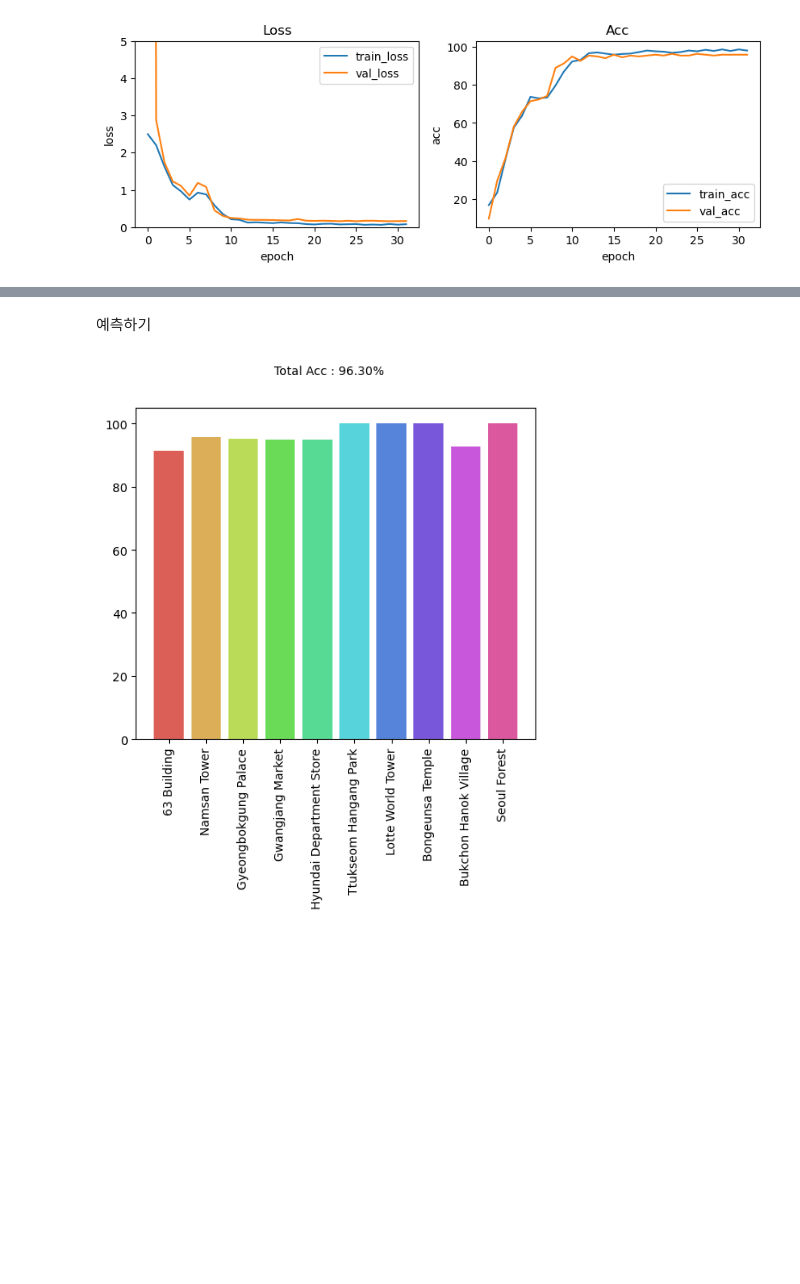
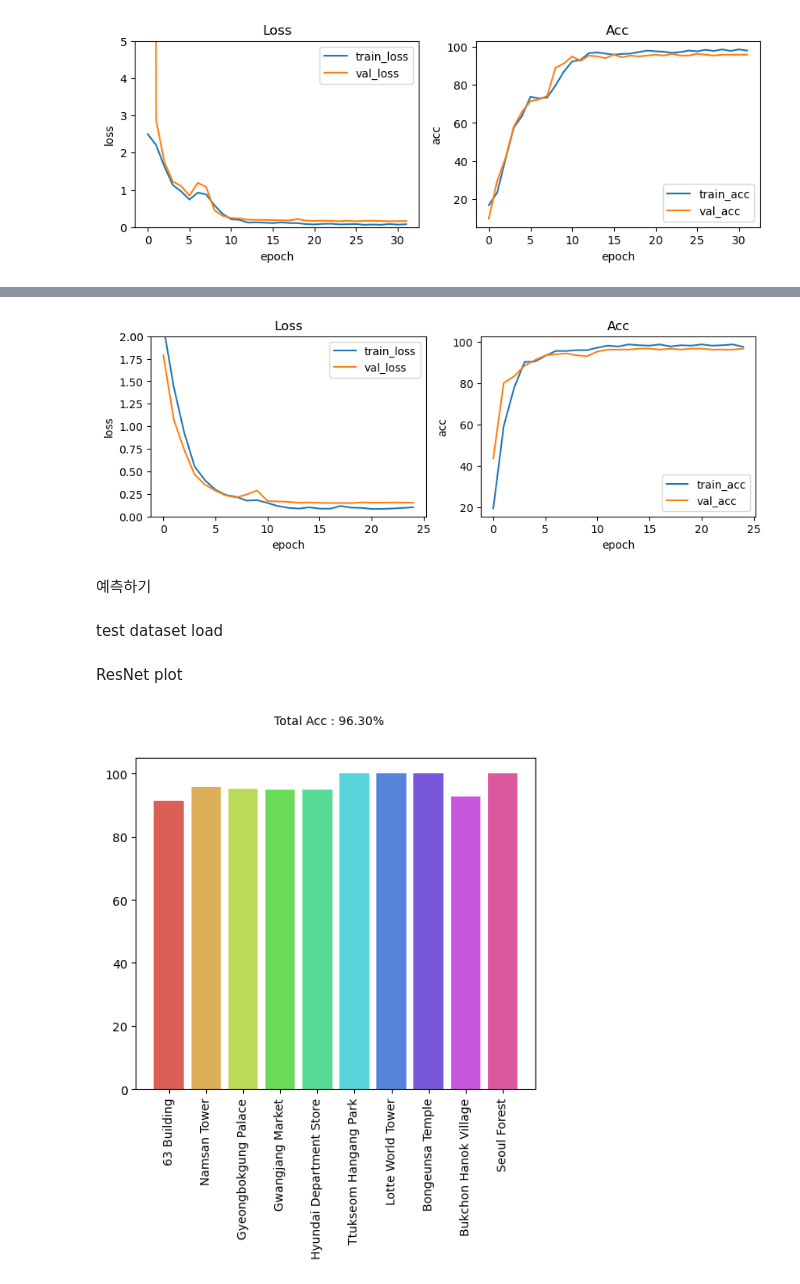
Before and after one commit to yunguks/KNU_AICOSS_bitso, a Jupyter notebook: bitdol_classification.ipynb, the cells around one changed output, grey strips where cells are left out. Cells and saved outputs as stored; diff of their text form; code cells hidden in the pictures; blank space fills up the shorter version.

```diff
--- a/bitdol_classification.ipynb
+++ b/bitdol_classification.ipynb
@@ -554,0 +689,4 @@ Estimated Total Size (MB): 384.66
+# %%
+densenet = DenseNet(growth_rate=32, block_config=(6, 12, 24, 16), num_init_features =64 ,num_classes = 10)
+print(densenet)
+#torchsummary.summary(densnet,(3,224,224),device='cpu')
@@ -721,2 +886,8 @@ plt.show()
 # %% [output]
 [figure]
+# %%
+criterion = nn.CrossEntropyLoss()
+optimizer = torch.optim.SGD(params=densenet.parameters(), lr=0.005,momentum=0.9)
+#scheduler = None
+scheduler = torch.optim.lr_scheduler.StepLR(optimizer,step_size=10,gamma=0.1)
+dense_history=train(densenet,optimizer,criterion,train_loader, scheduler, device, 'densenet')
@@ -723,3 +914,25 @@ plt.show()
+# %%
+plt.figure(figsize=(10,3))
+plt.subplot(1,2,1)
+plt.plot(range(len(dense_history['train_loss'])),dense_history['train_loss'], label='train_loss')
+plt.plot(range(len(dense_history['train_loss'])),dense_history['val_loss'], label='val_loss')
+plt.ylim(0,2)
+plt.title('Loss')
+plt.ylabel('loss')
+plt.xlabel('epoch')
+plt.legend()
+
+plt.subplot(1,2,2)
+plt.plot(range(len(dense_history['train_loss'])), dense_history['train_acc'], label='train_acc')
+plt.plot(range(len(dense_history['train_loss'])), dense_history['val_acc'], label='val_acc')
+plt.title('Acc')
+plt.ylabel('acc')
+plt.xlabel('epoch')
+plt.legend()
+
+plt.show()
+# %% [output]
+[figure, added]
 # %%
 # optimizer = torch.optim.Adam(params=effi_net.parameters(), lr=0.001,momentum=0.9)
 # scheduler = None
@@ -774,3 +987,5 @@ def make_acc_bar(history):
     plt.xticks(range(len(history['class_correct'])), rotation=90)
     fig.suptitle(f"Total Acc : {history['val_acc']:.2f}%", fontsize=10)
     return fig
+# %% [markdown]
+test dataset load
@@ -777 +995,3 @@ def make_acc_bar(history):
+# %% [markdown]
+ResNet plot
 # %%
```
Also changed, not shown: parts of 12 cells of this notebook, 5 other files.
